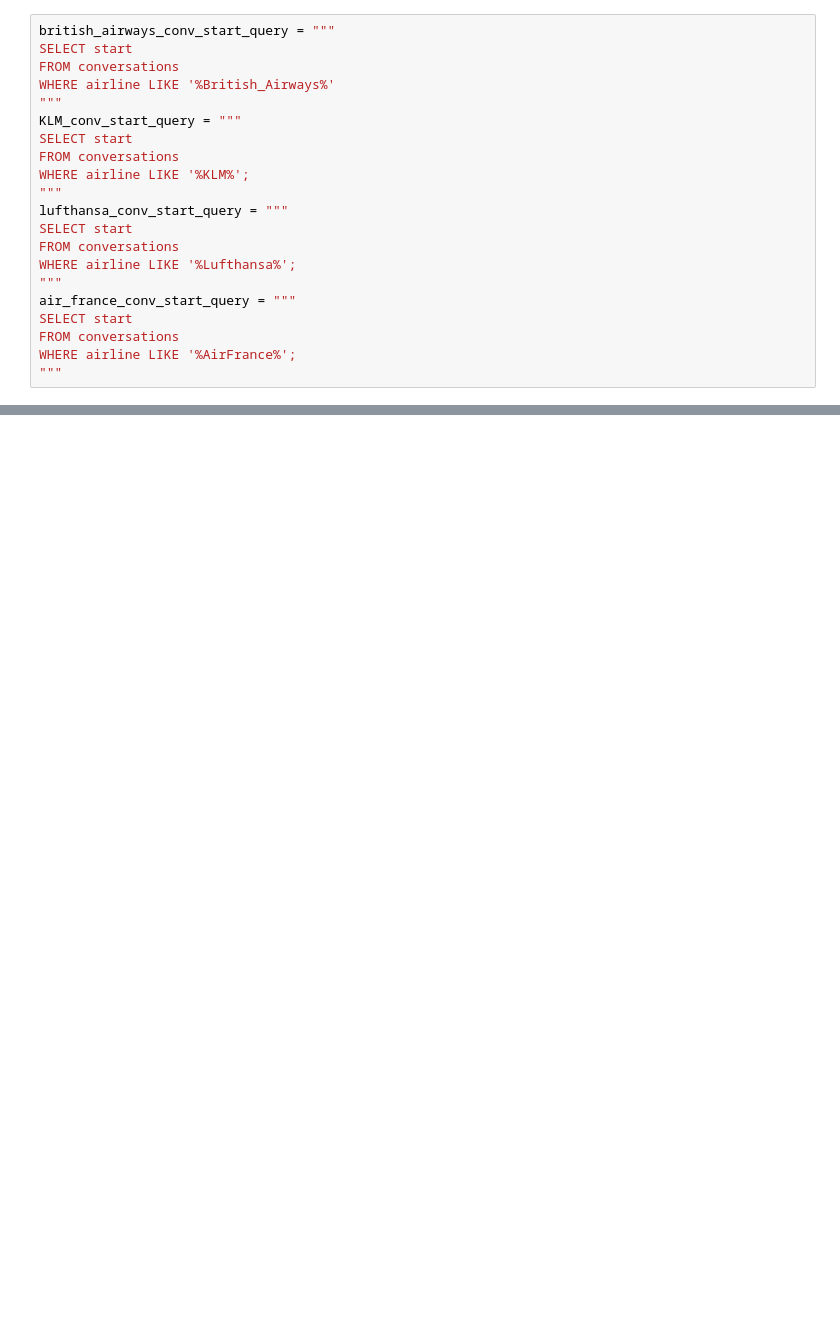
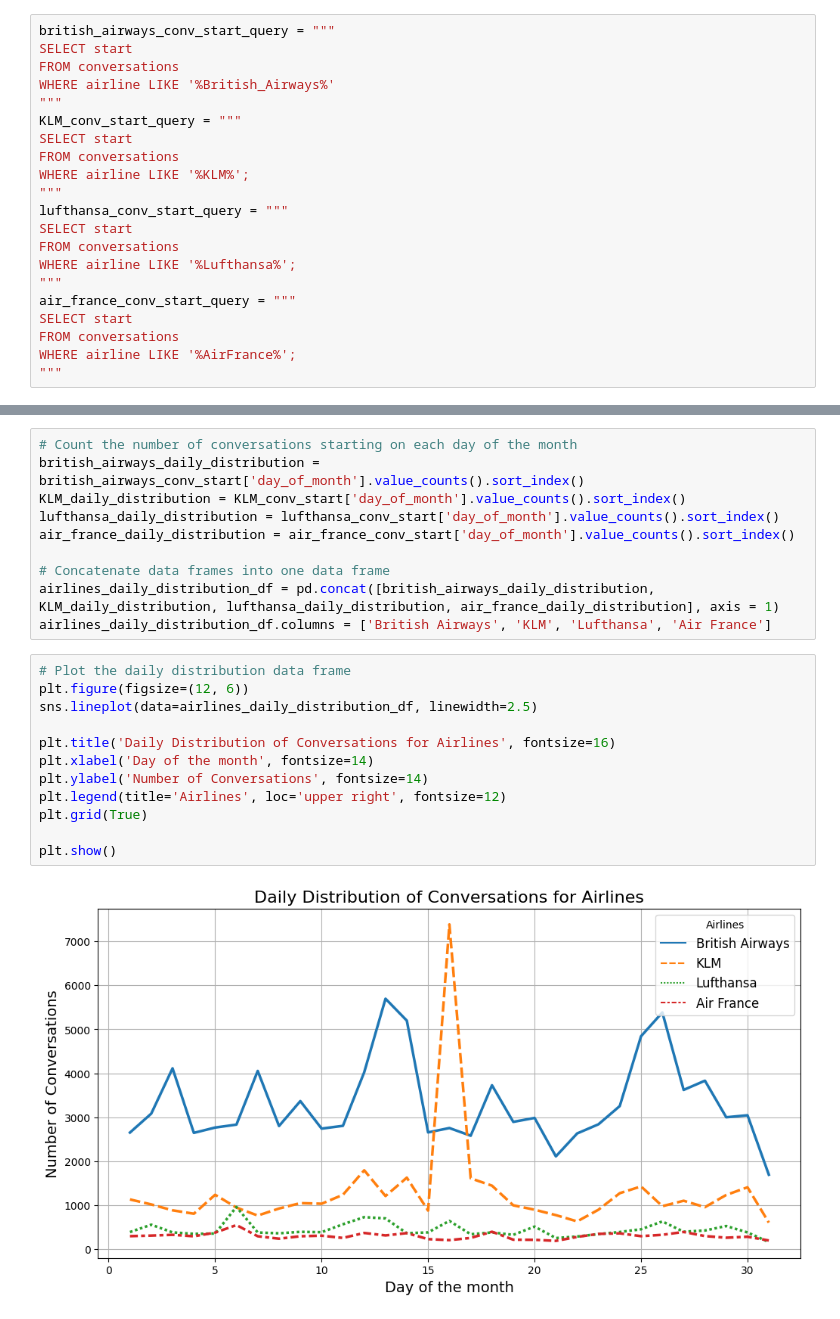
Before and after one commit to lmBored/From_Tweets_to_Trends, a Jupyter notebook: conversatins_stats.ipynb, the cells around one changed output, grey strips where cells are left out. Saved outputs shown, nothing was run; the diff lists cells and outputs as text; blank space fills up the shorter version.

```diff
--- a/conversatins_stats.ipynb
+++ b/conversatins_stats.ipynb
@@ -389,0 +416,24 @@ air_france_conv_start = extract_time(air_france_conv_start_query, connection)
+# %%
+# Count the number of conversations starting on each day of the month
+british_airways_daily_distribution = british_airways_conv_start['day_of_month'].value_counts().sort_index()
+KLM_daily_distribution = KLM_conv_start['day_of_month'].value_counts().sort_index()
+lufthansa_daily_distribution = lufthansa_conv_start['day_of_month'].value_counts().sort_index()
+air_france_daily_distribution = air_france_conv_start['day_of_month'].value_counts().sort_index()
+
+# Concatenate data frames into one data frame
+airlines_daily_distribution_df = pd.concat([british_airways_daily_distribution, KLM_daily_distribution, lufthansa_daily_distribution, air_france_daily_distribution], axis = 1)
+airlines_daily_distribution_df.columns = ['British Airways', 'KLM', 'Lufthansa', 'Air France']
+# %%
+# Plot the daily distribution data frame
+plt.figure(figsize=(12, 6))
+sns.lineplot(data=airlines_daily_distribution_df, linewidth=2.5)
+
+plt.title('Daily Distribution of Conversations for Airlines', fontsize=16)
+plt.xlabel('Day of the month', fontsize=14)
+plt.ylabel('Number of Conversations', fontsize=14)
+plt.legend(title='Airlines', loc='upper right', fontsize=12)
+plt.grid(True)
+
+plt.show()
+# %% [output]
+[figure, added]
```
Also changed, not shown: parts of 15 cells of this notebook.
